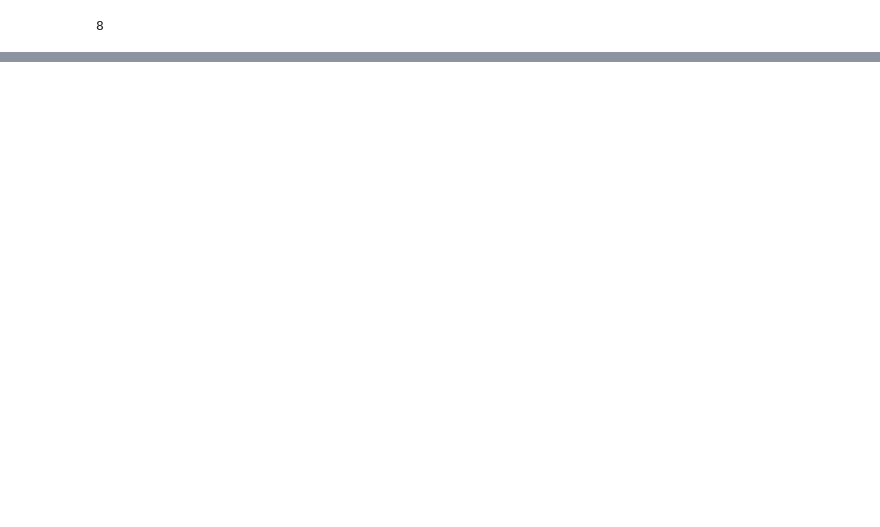
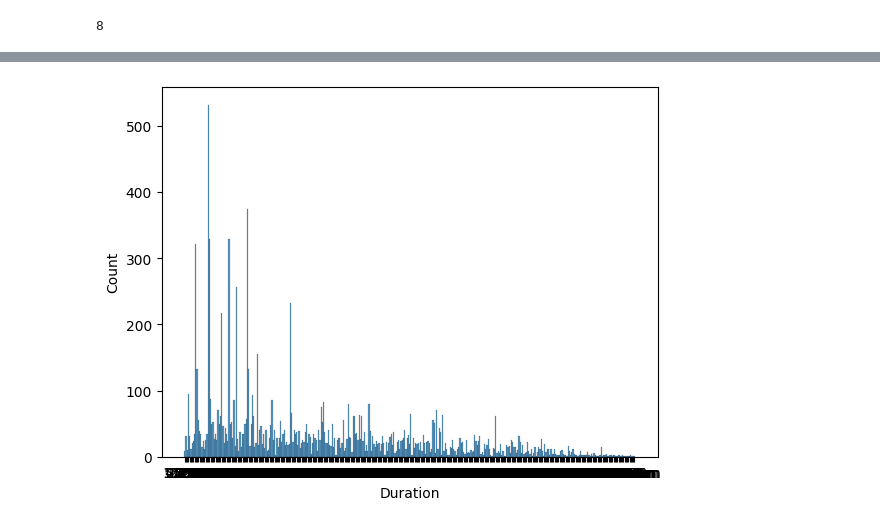
Before and after one commit to shreyasstha/data, a Jupyter notebook: EDA.ipynb, the cells around one changed output, grey strips where cells are left out. Cells and saved outputs as stored; diff of their text form; code cells hidden in the pictures; blank space fills up the shorter version.

Commit message:
numeric data and outliners

```diff
--- a/EDA.ipynb
+++ b/EDA.ipynb
@@ -481,9 +466,8 @@ conditions = [
 ]
 
 # Apply the conditions list to the flight_categories
-plane["Duration_Category"] = np.select(conditions,
-                                        flight_categories,
-                                        default=("Exterme duration"))
+plane["Duration_Category"] = np.select(conditions, flight_categories,
+                                        default=("Extreme duration"))
 
 # Plot the counts of each category
 sns.countplot(data=plane, x="Duration_Category")
@@ -492,0 +503,3 @@ plt.show()
+# %%
+plane["Airline"] = plane["Airline"].str.replace(",", "")
+print(plane["Airline"].head())
@@ -492,0 +513,3 @@ plt.show()
+# %%
+plane["Price"] = plane["Price"].astype(float)
+print(plane["Price"].head())
@@ -492,0 +550,5 @@ plt.show()
+# %%
+
+# Remove the string character
+plane["Duration"] = plane["Duration"].str.replace("h", "")
+print(plane["Duration"])
@@ -492,0 +568,7 @@ plt.show()
+# %%
+
+# Plot a histogram
+sns.histplot(data=plane , x="Duration")
+plt.show()
+# %% [output]
+[figure, added]
```
Also changed, not shown: parts of 26 cells of this notebook.
